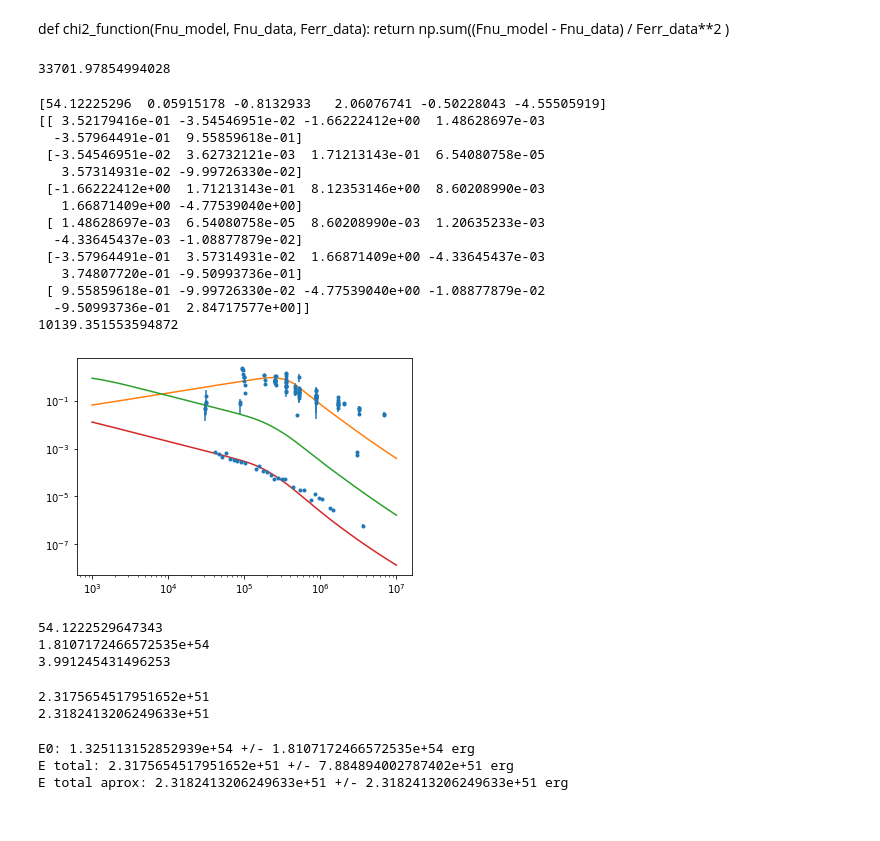
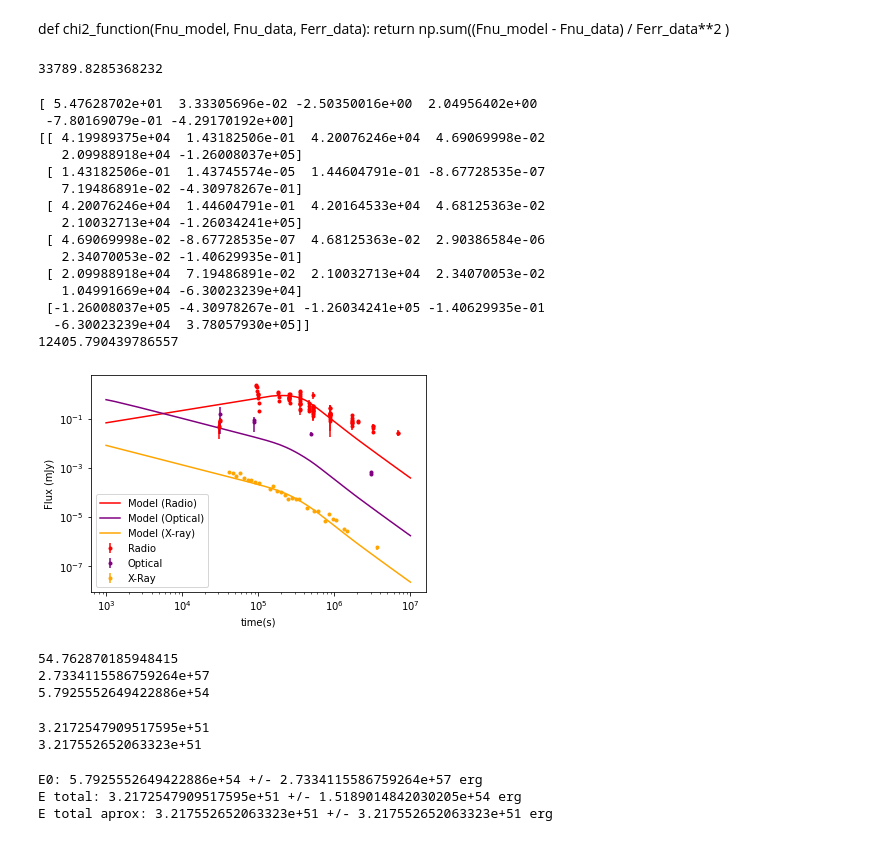
Before and after one commit to geoffryan/GRADMAP-2021-WW-Research, a Jupyter notebook: karen/160509A jan7.ipynb, the cells around one changed output. Cells and saved outputs as stored; diff of their text form; code cells hidden in the pictures.

```diff
--- a/karen/160509A jan7.ipynb
+++ b/karen/160509A jan7.ipynb
@@ -269,7 +270,8 @@ Zguess = {'jetType': grb.jet.TopHat, #type of jet structure
    'z': 1.17           #redshift
   }
 
-t_data, nu_data, Fnu_data, Ferr_data = filter_data(t_data, nu_data, Fnu_data, Ferr_data)
+#t_data, nu_data, Fnu_data, Ferr_data = filter_data(t_data, nu_data, Fnu_data, Ferr_data)
+tO_data, nuO_data, FnuO_data, FerrO_data = filter_data(tO_data, nuO_data, FnuO_data, FerrO_data)
 
 x_data = {'t_data': t_data,
           'nu_data': nu_data,
@@ -278,7 +280,7 @@ Fnu_model = fit_function(x_data, 53.0, 0.175, 0.0, 2.2, -1.0, -4.0)
 # %%
 print(chi2_function(Fnu_model, Fnu_data, Ferr_data))
 # %% [output]
-33701.97854994028
+33789.8285368232
 # %%
 #Try a fit
 #.       E0      thetaCore  density   p
@@ -290,7 +292,8 @@ upper_bounds = np.array([56, np.pi/2, 5, 3.0, -0.5, -0.5])
 bounds = (lower_bounds, upper_bounds)
 
 popt, pcov = scipy.optimize.curve_fit(fit_function, x_data, Fnu_data,
-                                      sigma = Ferr_data, p0=guess, bounds=bounds)
+                                      sigma = Ferr_data, p0=guess,
+                                      bounds=bounds, absolute_sigma = True)
 
 print(popt)
 print(pcov)
@@ -298,52 +301,59 @@ print(pcov)
 #Compute model with guess values
 Fnu_model = fit_function(x_data, *popt)
 
 #Compute chi2 of guess
 print(chi2_function(Fnu_model, Fnu_data, Ferr_data))
 
 xdataR = {'t_data': tR_model,
          'nu_data': nuR_model,
          'Z': Zguess}
 xdataO = {'t_data': tO_model,
          'nu_data': nuO_model,
          'Z': Zguess}
 xdataX = {'t_data': tX_model,
          'nu_data': nuX_model,
          'Z': Zguess}
 
 # Calculate the model!
 FnuR = fit_function(xdataR, *popt)
 FnuO = fit_function(xdataO, *popt)
 FnuX = fit_function(xdataX, *popt)
 
 # Plot the data
-plt.errorbar(t_data, Fnu_data, Ferr_data, ls='', marker='.', label='data')
+plt.errorbar(tR_data, FnuR_data, FerrR_data, ls = "", marker = ".", label = "Radio", color = "red")
+plt.errorbar(tO_data, FnuO_data, FerrO_data, ls = "", marker = ".", label = "Optical", color = "purple")
+plt.errorbar(tX_data, FnuX_data, FerrX_data, ls = "", marker = ".", label = "X-Ray", color = "orange")
 
 # Plot the model
-plt.plot(tR_model, FnuR, label='model - radio')
-plt.plot(tO_model, FnuO, label='model - optical')
-plt.plot(tX_model, FnuX, label='model - x-ray')
+plt.plot(tR_model, FnuR, label='Model (Radio)', color = "red")
+plt.plot(tO_model, FnuO, label='Model (Optical)', color = "purple")
+plt.plot(tX_model, FnuX, label='Model (X-ray)', color = "orange")
 
 plt.xscale('log')
 plt.yscale('log')
 
+plt.xlabel('time(s)')
+plt.ylabel('Flux (mJy)')
+plt.legend()
+plt.savefig('datafin.png', dpi=300)
 plt.show()
 # %% [output]
-[54.12225296  0.05915178 -0.8132933   2.06076741 -0.50228043 -4.55505919]
-[[ 3.52179416e-01 -3.54546951e-02 -1.66222412e+00  1.48628697e-03
-  -3.57964491e-01  9.55859618e-01]
- [-3.54546951e-02  3.62732121e-03  1.71213143e-01  6.54080758e-05
-   3.57314931e-02 -9.99726330e-02]
- [-1.66222412e+00  1.71213143e-01  8.12353146e+00  8.60208990e-03
-   1.66871409e+00 -4.77539040e+00]
- [ 1.48628697e-03  6.54080758e-05  8.60208990e-03  1.20635233e-03
-  -4.33645437e-03 -1.08877879e-02]
- [-3.57964491e-01  3.57314931e-02  1.66871409e+00 -4.33645437e-03
-   3.74807720e-01 -9.50993736e-01]
- [ 9.55859618e-01 -9.99726330e-02 -4.77539040e+00 -1.08877879e-02
-  -9.50993736e-01  2.84717577e+00]]
-10139.351553594872
+[ 5.47628702e+01  3.33305696e-02 -2.50350016e+00  2.04956402e+00
+ -7.80169079e-01 -4.29170192e+00]
+[[ 4.19989375e+04  1.43182506e-01  4.20076246e+04  4.69069998e-02
+   2.09988918e+04 -1.26008037e+05]
+ [ 1.43182506e-01  1.43745574e-05  1.44604791e-01 -8.67728535e-07
+   7.19486891e-02 -4.30978267e-01]
+ [ 4.20076246e+04  1.44604791e-01  4.20164533e+04  4.68125363e-02
+   2.10032713e+04 -1.26034241e+05]
+ [ 4.69069998e-02 -8.67728535e-07  4.68125363e-02  2.90386584e-06
+   2.34070053e-02 -1.40629935e-01]
+ [ 2.09988918e+04  7.19486891e-02  2.10032713e+04  2.34070053e-02
+   1.04991669e+04 -6.30023239e+04]
+ [-1.26008037e+05 -4.30978267e-01 -1.26034241e+05 -1.40629935e-01
+  -6.30023239e+04  3.78057930e+05]]
+12405.790439786557
-[figure, old version]
+[figure, new version]
 # %%
 logE0_best = popt[0]   #best value for the energy
 thetaC_best = popt[1]  #best value for the opening angle
@@ -361,11 +371,11 @@ E0_best = 10.0 ** logE0_best
 E0_err = E0_best  * np.log(10.0) * logE0_err
 print(E0_err)
 
-print(E0)
+print(E0_best)
 # %% [output]
-54.1222529647343
-1.8107172466572535e+54
-3.991245431496253
+54.762870185948415
+2.7334115586759264e+57
+5.7925552649422886e+54
 # %%
 Etotal_best = E0_best * (1 - np.cos(thetaC_best))
 print(Etotal_best)
@@ -373,8 +383,8 @@ print(Etotal_best)
 Etotal_alt = (E0_best * thetaC_best**2)/2
 print(Etotal_alt)
 # %% [output]
-2.3175654517951652e+51
-2.3182413206249633e+51
+3.2172547909517595e+51
+3.217552652063323e+51
 # %%
 #last thing, we have to figure out the uncertainty of this number
 #error propagation; there is naturally some errors even in our best guesses
@@ -388,6 +398,6 @@ print("E0:", E0_best, "+/-", E0_err, "erg")
 print("E total:", Etotal_best, "+/-", Etotal_err, "erg")
 print("E total aprox:", Etotal_alt, "+/-", Etotal_alt_err, "erg")
 # %% [output]
-E0: 1.325113152852939e+54 +/- 1.8107172466572535e+54 erg
-E total: 2.3175654517951652e+51 +/- 7.884894002787402e+51 erg
-E total aprox: 2.3182413206249633e+51 +/- 2.3182413206249633e+51 erg
+E0: 5.7925552649422886e+54 +/- 2.7334115586759264e+57 erg
+E total: 3.2172547909517595e+51 +/- 1.5189014842030205e+54 erg
+E total aprox: 3.217552652063323e+51 +/- 3.217552652063323e+51 erg
```
Also changed, not shown: parts of 2 cells of this notebook, 11 other files.
